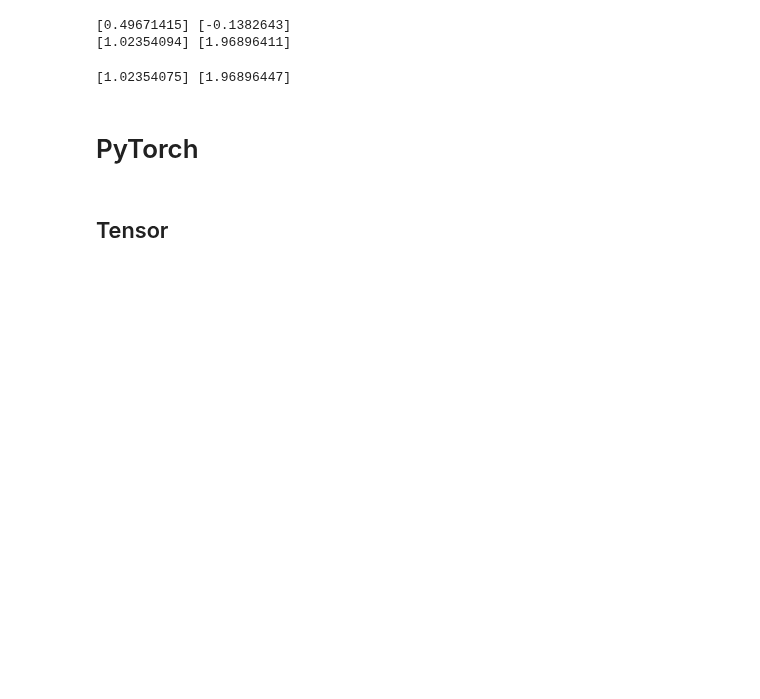
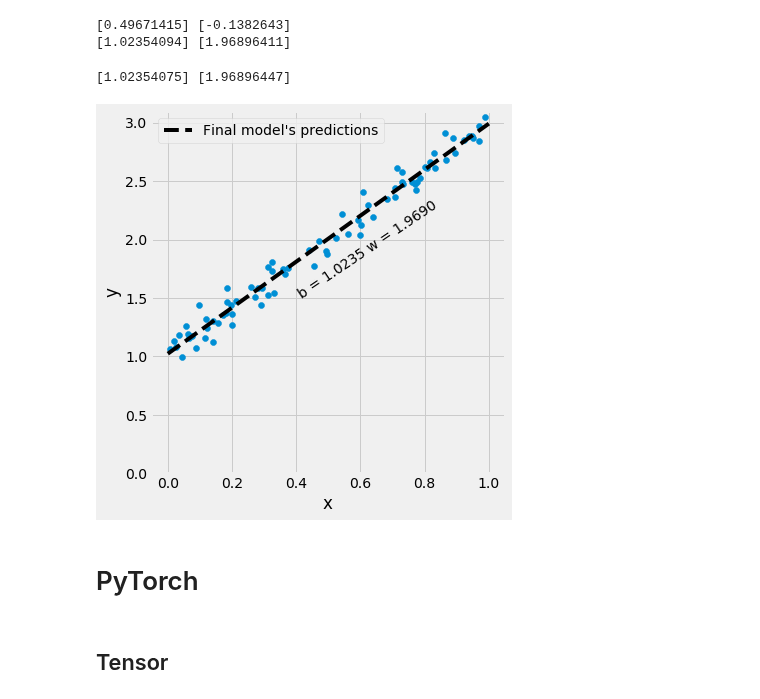
Before and after one commit to dvgodoy/PyTorchStepByStep, a Jupyter notebook: Chapter01.ipynb, the cells around one changed output. Drawn from its saved outputs; the diff is of its cells as text; code cells hidden in the pictures; blank space fills up the shorter version.

```diff
--- a/Chapter01.ipynb
+++ b/Chapter01.ipynb
@@ -196,6 +161,10 @@ linr.fit(x_train, y_train)
 print(linr.intercept_, linr.coef_[0])
 # %% [output]
 [1.02354075] [1.96896447]
+# %%
+fig = figure3(x_train, y_train)
+# %% [output]
+[figure, added]
 # %% [markdown]
 # PyTorch
 # %% [markdown]
```
Also changed, not shown: parts of 4 cells of this notebook, 9 other files.
